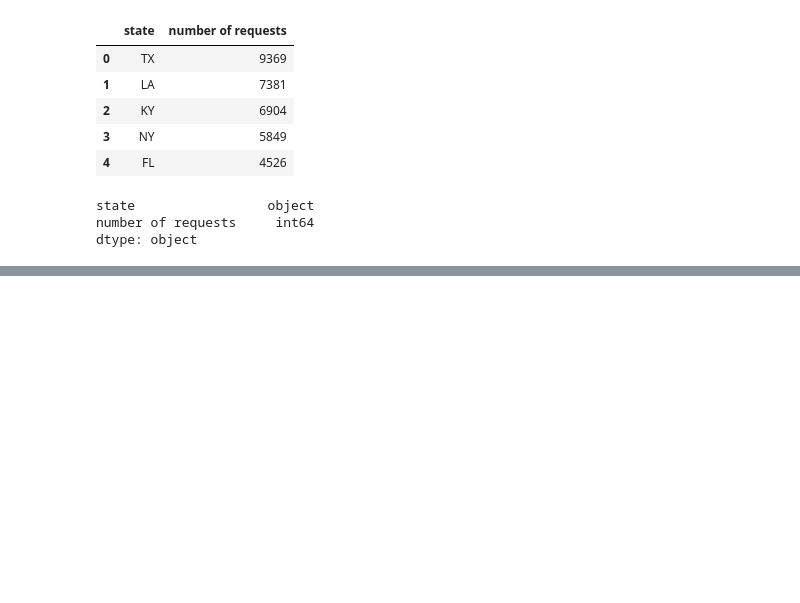
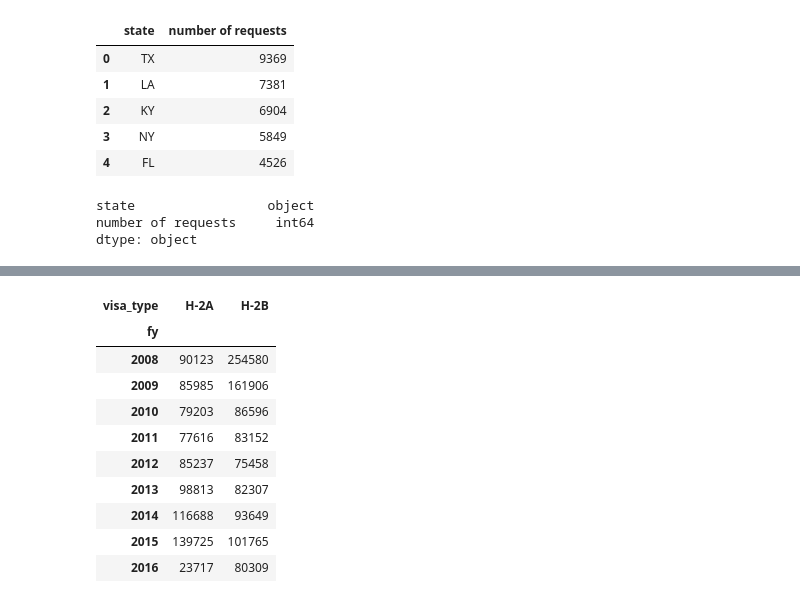
Before and after one commit to chrke/H2VisaAnalysis, a Jupyter notebook: H2 Analysis.ipynb, the cells around one changed output, grey strips where cells are left out. Saved outputs shown, nothing was run; the diff lists cells and outputs as text; code cells hidden in the pictures; blank space fills up the shorter version.

```diff
--- a/H2 Analysis.ipynb
+++ b/H2 Analysis.ipynb
@@ -648,0 +725,14 @@ tls.embed(url)
+# %%
+certified_type
+# %% [output]
+| visa_type | H-2A | H-2B |
+| fy |  |  |
+| 2008 | 90123 | 254580 |
+| 2009 | 85985 | 161906 |
+| 2010 | 79203 | 86596 |
+| 2011 | 77616 | 83152 |
+| 2012 | 85237 | 75458 |
+| 2013 | 98813 | 82307 |
+| 2014 | 116688 | 93649 |
+| 2015 | 139725 | 101765 |
+| 2016 | 23717 | 80309 |
```
Also changed, not shown: parts of 39 cells of this notebook.
